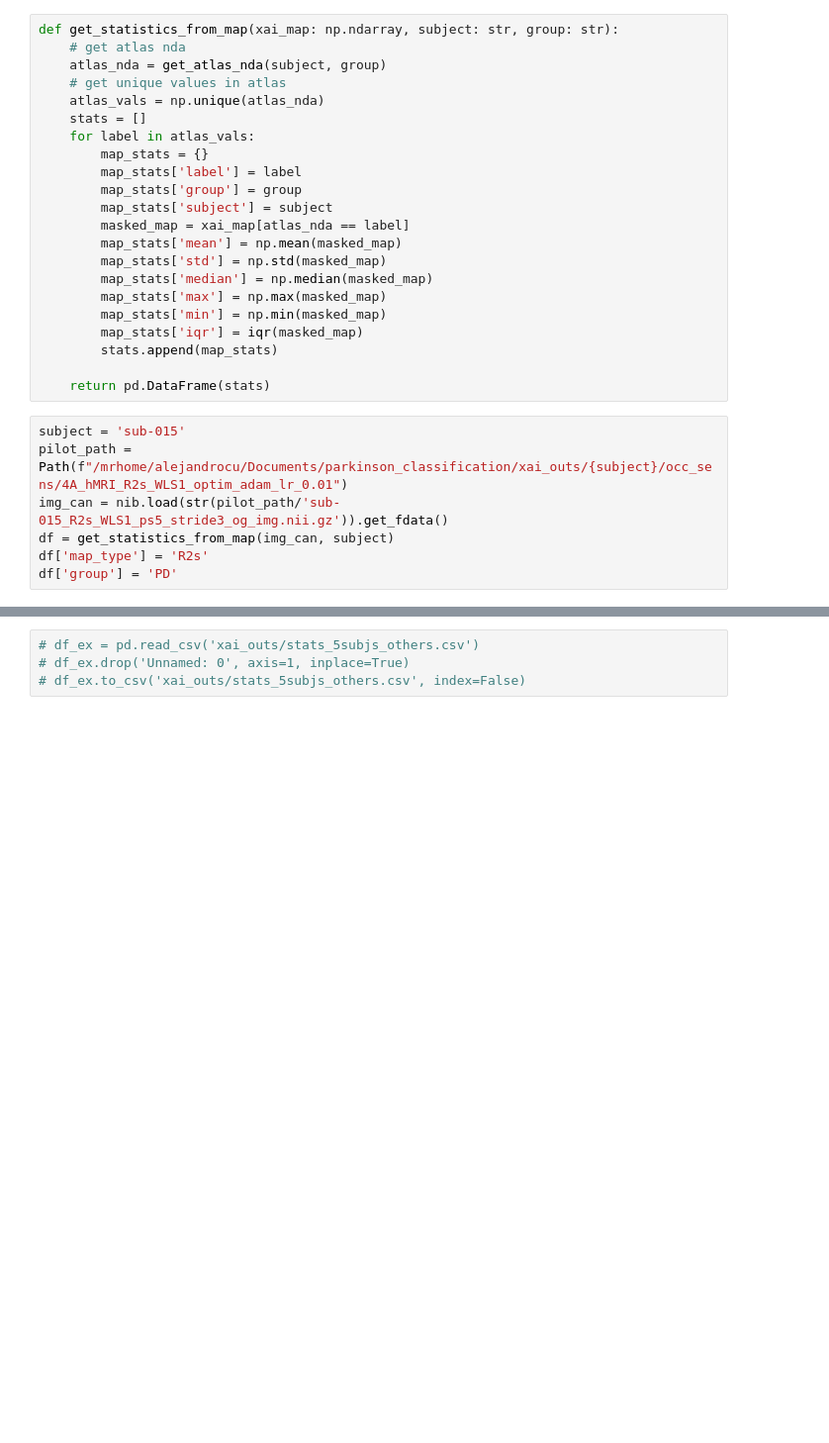
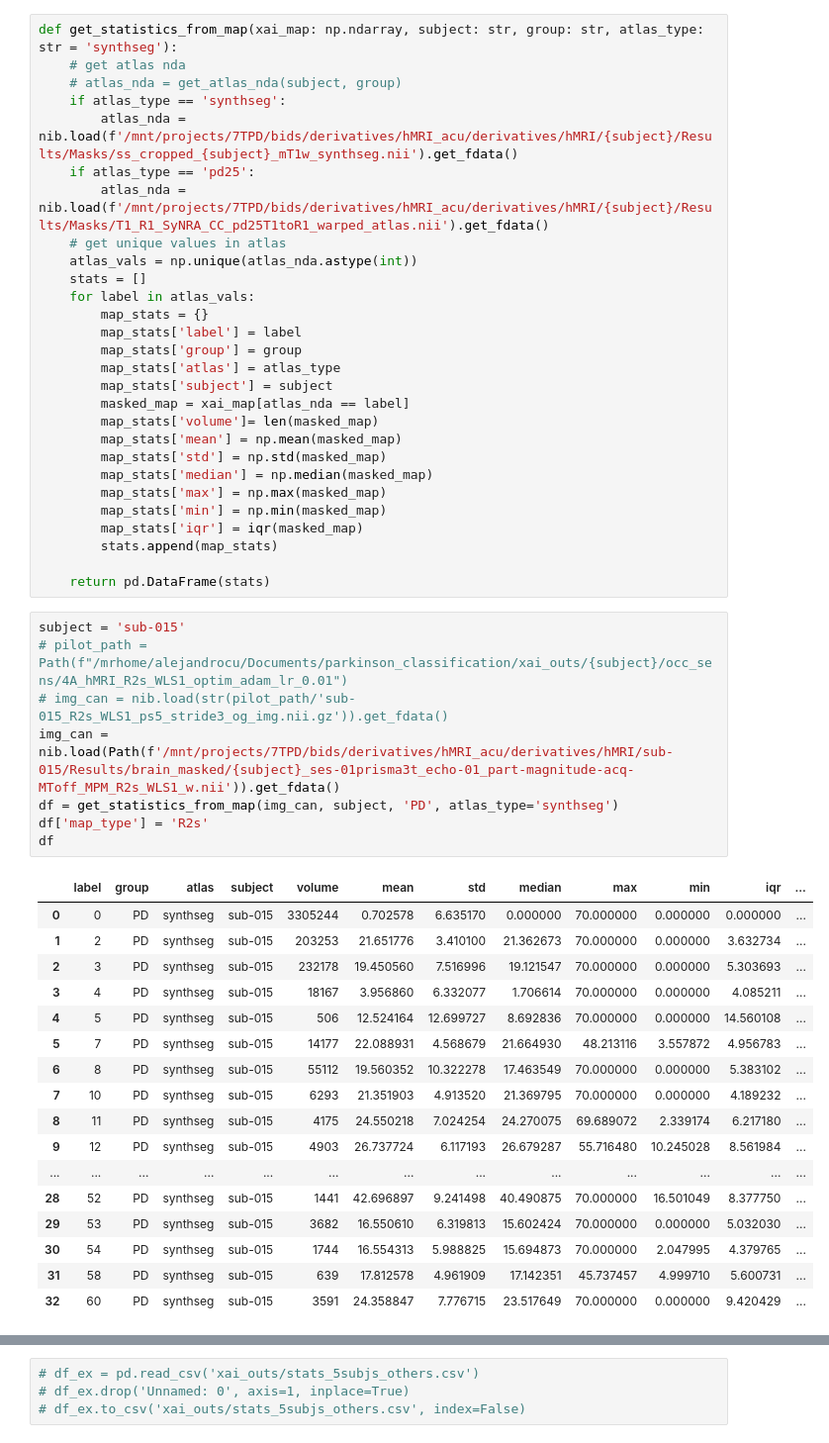
Before and after one commit to alexCortinaU/parkinson_classification, a Jupyter notebook: proc_xai_maps.ipynb, the cells around one changed output, grey strips where cells are left out. Shown at 99% size. Drawn from its saved outputs; the diff is of its cells as text; blank space fills up the shorter version.

```diff
--- a/proc_xai_maps.ipynb
+++ b/proc_xai_maps.ipynb
@@ -81,16 +34,22 @@ def get_atlas_nda(subject, group):
 # %%
-def get_statistics_from_map(xai_map: np.ndarray, subject: str, group: str):
+def get_statistics_from_map(xai_map: np.ndarray, subject: str, group: str, atlas_type: str = 'synthseg'):
     # get atlas nda
-    atlas_nda = get_atlas_nda(subject, group)
+    # atlas_nda = get_atlas_nda(subject, group)
+    if atlas_type == 'synthseg':
+        atlas_nda = nib.load(f'/mnt/projects/7TPD/bids/derivatives/hMRI_acu/derivatives/hMRI/{subject}/Results/Masks/ss_cropped_{subject}_mT1w_synthseg.nii').get_fdata()
+    if atlas_type == 'pd25':
+        atlas_nda = nib.load(f'/mnt/projects/7TPD/bids/derivatives/hMRI_acu/derivatives/hMRI/{subject}/Results/Masks/T1_R1_SyNRA_CC_pd25T1toR1_warped_atlas.nii').get_fdata()
     # get unique values in atlas
-    atlas_vals = np.unique(atlas_nda)
+    atlas_vals = np.unique(atlas_nda.astype(int))
     stats = []
     for label in atlas_vals:
         map_stats = {}
         map_stats['label'] = label
         map_stats['group'] = group
+        map_stats['atlas'] = atlas_type
         map_stats['subject'] = subject
         masked_map = xai_map[atlas_nda == label]
+        map_stats['volume']= len(masked_map)
         map_stats['mean'] = np.mean(masked_map)
         map_stats['std'] = np.std(masked_map)
         map_stats['median'] = np.median(masked_map)
@@ -102,8 +61,27 @@ def get_statistics_from_map(xai_map: np.ndarray, subject: str, group: str):
     return pd.DataFrame(stats)
 # %%
 subject = 'sub-015'
-pilot_path = Path(f"/mrhome/alejandrocu/Documents/parkinson_classification/xai_outs/{subject}/occ_sens/4A_hMRI_R2s_WLS1_optim_adam_lr_0.01")
-img_can = nib.load(str(pilot_path/'sub-015_R2s_WLS1_ps5_stride3_og_img.nii.gz')).get_fdata()
-df = get_statistics_from_map(img_can, subject)
+# pilot_path = Path(f"/mrhome/alejandrocu/Documents/parkinson_classification/xai_outs/{subject}/occ_sens/4A_hMRI_R2s_WLS1_optim_adam_lr_0.01")
+# img_can = nib.load(str(pilot_path/'sub-015_R2s_WLS1_ps5_stride3_og_img.nii.gz')).get_fdata()
+img_can = nib.load(Path(f'/mnt/projects/7TPD/bids/derivatives/hMRI_acu/derivatives/hMRI/sub-015/Results/brain_masked/{subject}_ses-01prisma3t_echo-01_part-magnitude-acq-MToff_MPM_R2s_WLS1_w.nii')).get_fdata()
+df = get_statistics_from_map(img_can, subject, 'PD', atlas_type='synthseg')
 df['map_type'] = 'R2s'
-df['group'] = 'PD'
+df
+# %% [output]
+|  | label | group | atlas | subject | volume | mean | std | median | max | min | iqr | ... |
+| 0 | 0 | PD | synthseg | sub-015 | 3305244 | 0.702578 | 6.635170 | 0.000000 | 70.000000 | 0.000000 | 0.000000 | ... |
+| 1 | 2 | PD | synthseg | sub-015 | 203253 | 21.651776 | 3.410100 | 21.362673 | 70.000000 | 0.000000 | 3.632734 | ... |
+| 2 | 3 | PD | synthseg | sub-015 | 232178 | 19.450560 | 7.516996 | 19.121547 | 70.000000 | 0.000000 | 5.303693 | ... |
+| 3 | 4 | PD | synthseg | sub-015 | 18167 | 3.956860 | 6.332077 | 1.706614 | 70.000000 | 0.000000 | 4.085211 | ... |
+| 4 | 5 | PD | synthseg | sub-015 | 506 | 12.524164 | 12.699727 | 8.692836 | 70.000000 | 0.000000 | 14.560108 | ... |
+| 5 | 7 | PD | synthseg | sub-015 | 14177 | 22.088931 | 4.568679 | 21.664930 | 48.213116 | 3.557872 | 4.956783 | ... |
+| 6 | 8 | PD | synthseg | sub-015 | 55112 | 19.560352 | 10.322278 | 17.463549 | 70.000000 | 0.000000 | 5.383102 | ... |
+| 7 | 10 | PD | synthseg | sub-015 | 6293 | 21.351903 | 4.913520 | 21.369795 | 70.000000 | 0.000000 | 4.189232 | ... |
+| 8 | 11 | PD | synthseg | sub-015 | 4175 | 24.550218 | 7.024254 | 24.270075 | 69.689072 | 2.339174 | 6.217180 | ... |
+| 9 | 12 | PD | synthseg | sub-015 | 4903 | 26.737724 | 6.117193 | 26.679287 | 55.716480 | 10.245028 | 8.561984 | ... |
+| ... | ... | ... | ... | ... | ... | ... | ... | ... | ... | ... | ... | ... |
+| 28 | 52 | PD | synthseg | sub-015 | 1441 | 42.696897 | 9.241498 | 40.490875 | 70.000000 | 16.501049 | 8.377750 | ... |
+| 29 | 53 | PD | synthseg | sub-015 | 3682 | 16.550610 | 6.319813 | 15.602424 | 70.000000 | 0.000000 | 5.032030 | ... |
+| 30 | 54 | PD | synthseg | sub-015 | 1744 | 16.554313 | 5.988825 | 15.694873 | 70.000000 | 2.047995 | 4.379765 | ... |
+| 31 | 58 | PD | synthseg | sub-015 | 639 | 17.812578 | 4.961909 | 17.142351 | 45.737457 | 4.999710 | 5.600731 | ... |
+| 32 | 60 | PD | synthseg | sub-015 | 3591 | 24.358847 | 7.776715 | 23.517649 | 70.000000 | 0.000000 | 9.420429 | ... |
```
Also changed, not shown: parts of 7 cells of this notebook.
